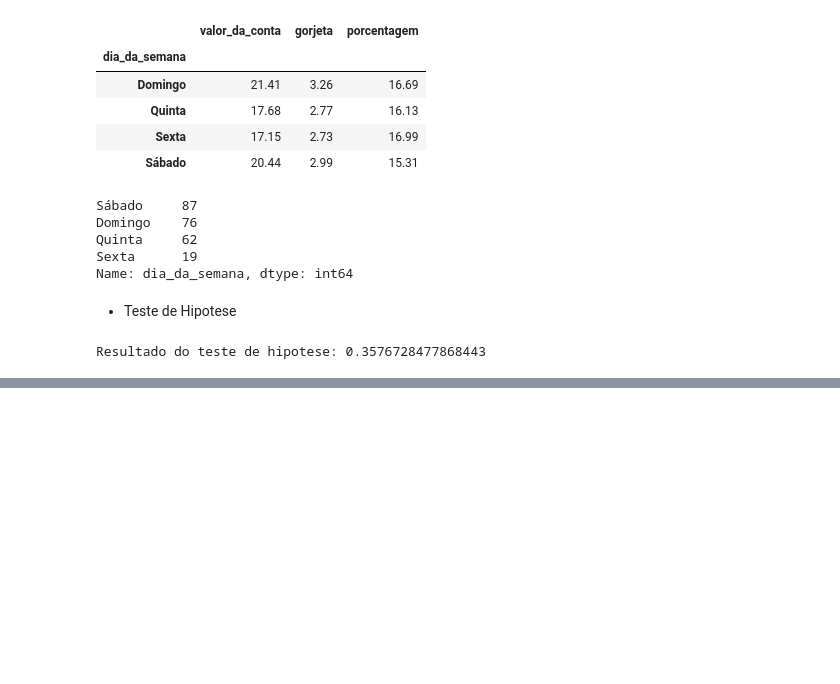
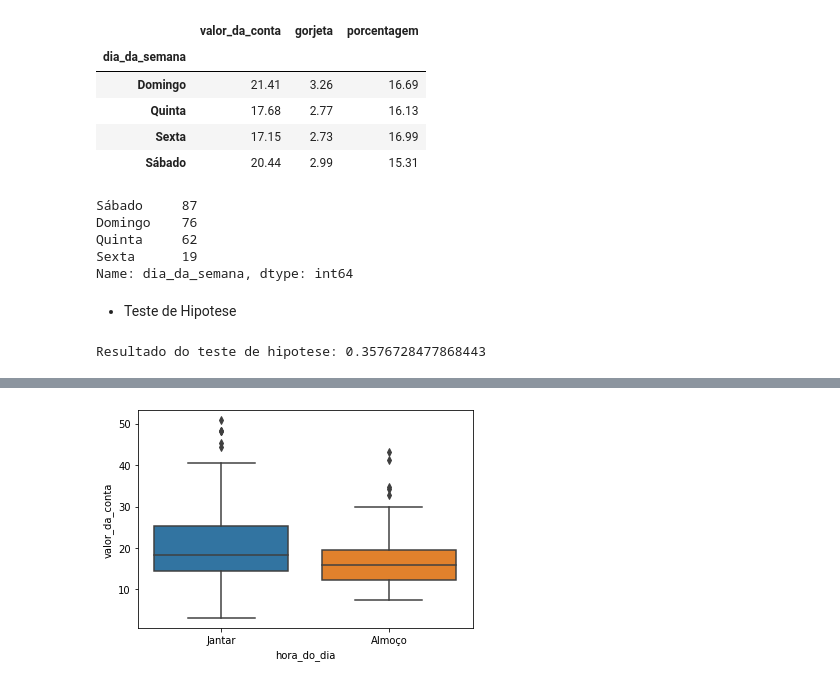
Before and after one commit to wagnergbriel/analise-de-dados, a Jupyter notebook: analise_gorjeta.ipynb, the cells around one changed output, grey strips where cells are left out. Drawn from its saved outputs; the diff is of its cells as text; code cells hidden in the pictures; blank space fills up the shorter version.

```diff
--- a/analise_gorjeta.ipynb
+++ b/analise_gorjeta.ipynb
@@ -314,0 +346,4 @@ Resultado do teste de hipotese: 0.3576728477868443
+# %%
+grafico_hora_do_dia_boxplot = sns.boxplot(x="hora_do_dia", y="valor_da_conta", data=df_gorjetas)
+# %% [output]
+[figure, added]
```
Also changed, not shown: parts of 14 cells of this notebook.
